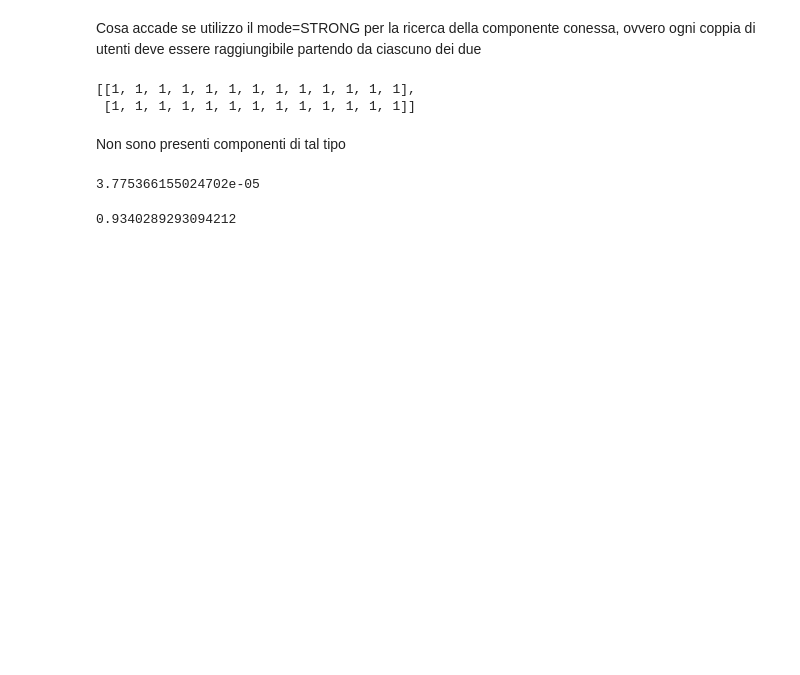
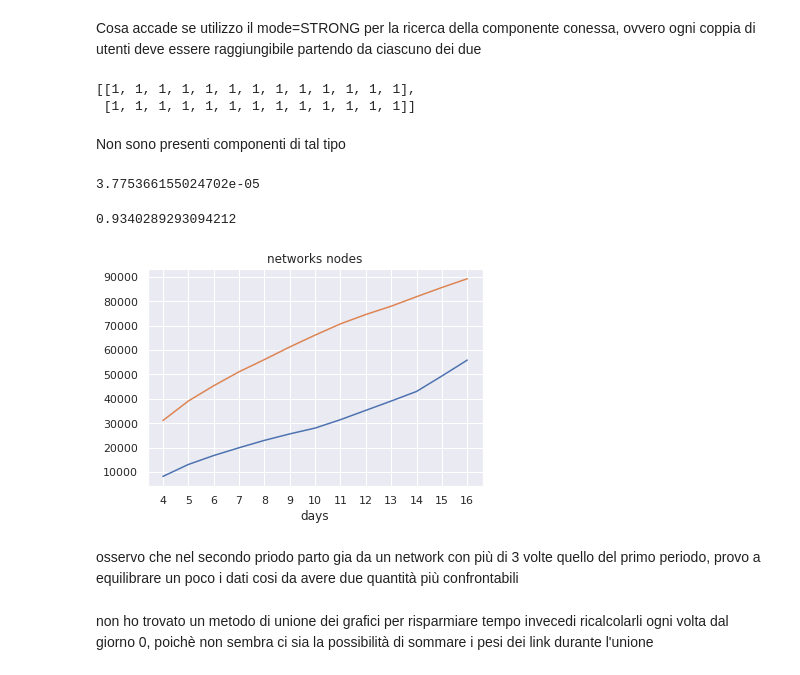
Before and after one commit to DanielePignedoli/Twitter_project, a Jupyter notebook: Network Density ad Connected Component .ipynb, the cells around one changed output. Cells and saved outputs as stored; diff of their text form; code cells hidden in the pictures; blank space fills up the shorter version.

```diff
--- a/Network Density ad Connected Component .ipynb
+++ b/Network Density ad Connected Component .ipynb
@@ -128,3 +128,16 @@ g_tot.density()
 g_tot.components(mode='WEAK').giant().vcount()/g_tot.vcount()  #relative size of the giant component
 # %% [output]
 0.9340289293094212
+# %%
+plt.title('networks nodes')
+plt.plot([g.vcount() for g in graphs_first_15])
+plt.plot([g.vcount() for g in graphs_last_15])
+plt.xticks(range(13),range(4,17))
+plt.xlabel('days')
+plt.show()
+# %% [output]
+[figure, added]
+# %% [markdown]
+osservo che nel secondo priodo parto gia da un network con più di 3 volte quello del primo periodo, provo a equilibrare un poco i dati cosi da avere due quantità più confrontabili
+# %% [markdown]
+non ho trovato un metodo di unione dei grafici per risparmiare tempo invecedi ricalcolarli ogni volta dal giorno 0, poichè non sembra ci sia la possibilità di sommare i pesi dei link durante l'unione
```
Also changed, not shown: parts of 17 cells of this notebook.
